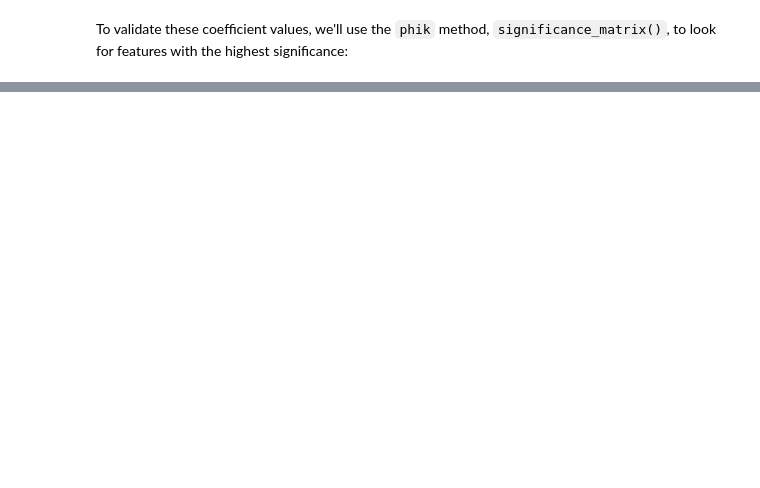
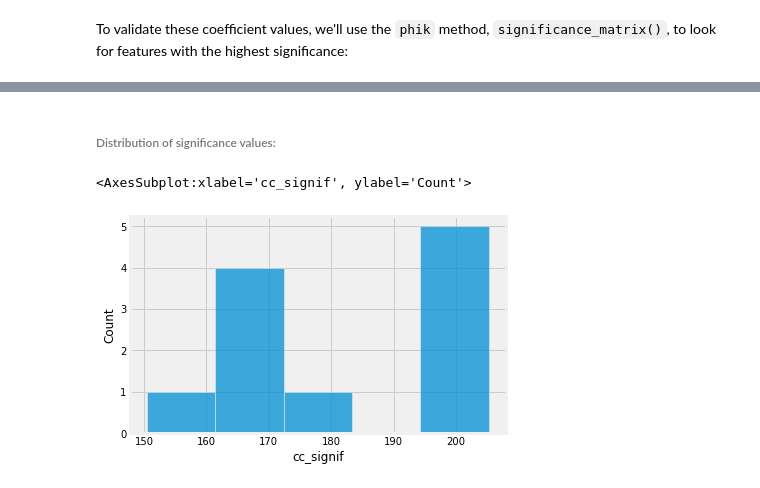
Before and after one commit to Luv2bnanook44/capstone_flatiron, a Jupyter notebook: final_notebook.ipynb, the cells around one changed output, grey strips where cells are left out. Drawn from its saved outputs; the diff is of its cells as text; code cells hidden in the pictures; blank space fills up the shorter version.

```diff
--- a/final_notebook.ipynb
+++ b/final_notebook.ipynb
@@ -315,0 +282,7 @@ best_correlations(signif_matrix).iloc[61:80]
+# %% [markdown]
+###### Distribution of significance values:
+# %%
+sns.histplot(feature_eval.phik_signif)
+# %% [output]
+<AxesSubplot:xlabel='cc_signif', ylabel='Count'>
+[figure, added]
```
Also changed, not shown: parts of 61 cells of this notebook, 2 other files.
